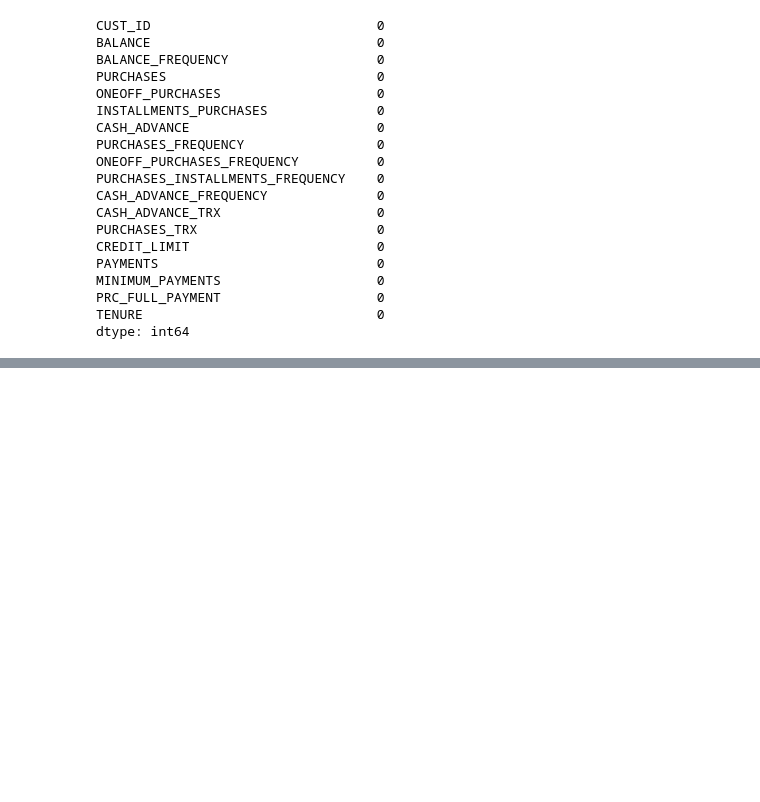
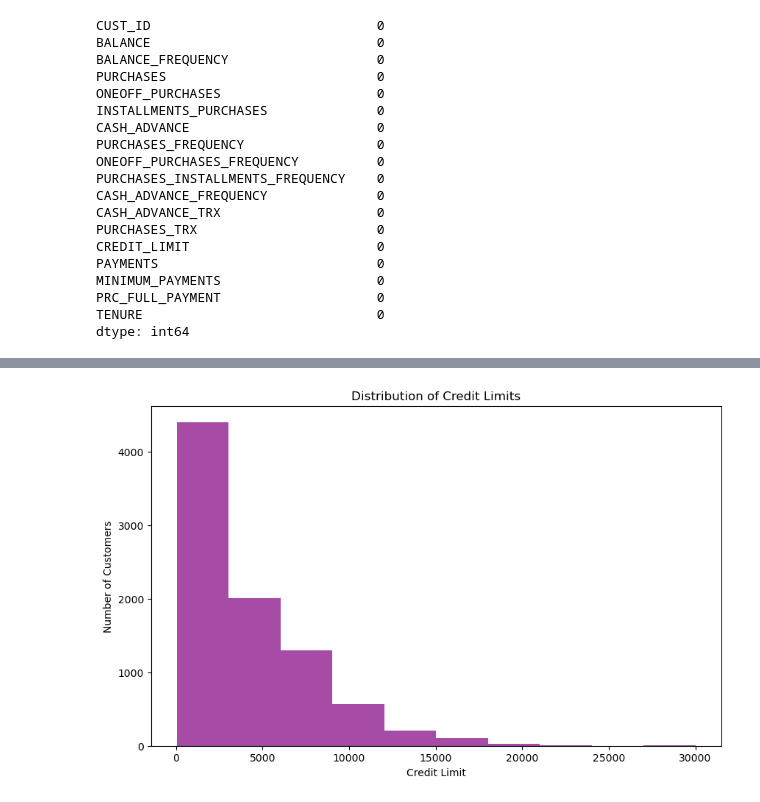
Before and after one commit to aishwarya-shekar-babu/Applied-Datascience-1-Assignment2, a Jupyter notebook: Clustering and fitting-assignment-final.ipynb, the cells around one changed output, grey strips where cells are left out. Drawn from its saved outputs; the diff is of its cells as text; code cells hidden in the pictures; blank space fills up the shorter version.

```diff
--- a/Clustering and fitting-assignment-final.ipynb
+++ b/Clustering and fitting-assignment-final.ipynb
@@ -125,3 +125,8 @@ calculate_statistics(data_cleaned)
 | MINIMUM_PAYMENTS | 864.206542 | 312.343947 | 2372.446607 | 13.622797 | 283.989986 |
 | PRC_FULL_PAYMENT | 0.153715 | 0.000000 | 0.292499 | 1.942820 | 2.432395 |
 | TENURE | 11.517318 | 12.000000 | 1.338331 | -2.943017 | 7.694823 |
+# %%
+# Using dataframe loading dataset and displaying first few entries using the head
+
+data= pd.read_csv('CC GENERAL.csv')
+data.head()
@@ -127,0 +140,14 @@ calculate_statistics(data_cleaned)
+# %%
+
+def plot_credit_limit_distribution(data):
+    plt.figure(figsize=(10, 6))
+    plt.hist(data['CREDIT_LIMIT'], bins=10, color='purple', alpha=0.7)
+    plt.title('Distribution of Credit Limits')
+    plt.xlabel('Credit Limit')
+    plt.ylabel('Number of Customers')
+    plt.show()
+# %%
+# Example usage
+plot_credit_limit_distribution(data_cleaned)
+# %% [output]
+[figure, added]
```
Also changed, not shown: parts of 15 cells of this notebook.
